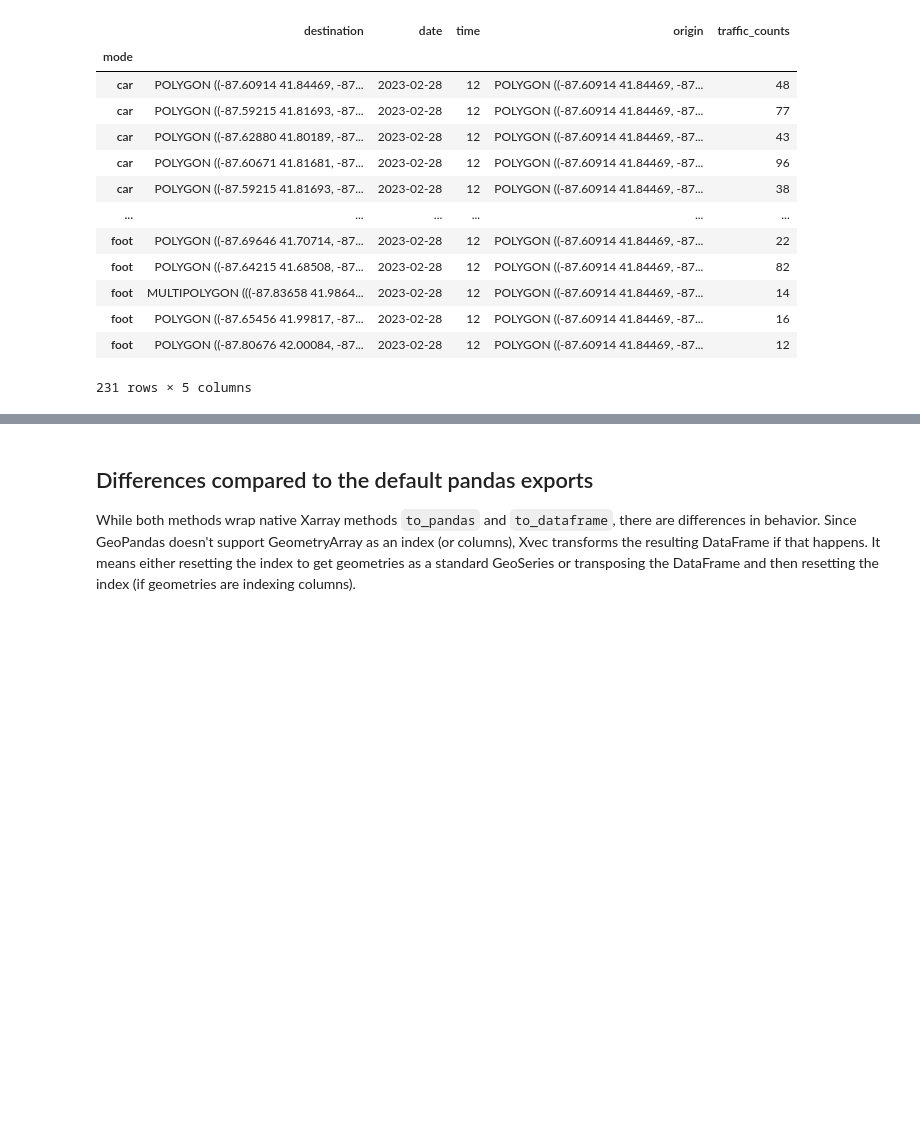
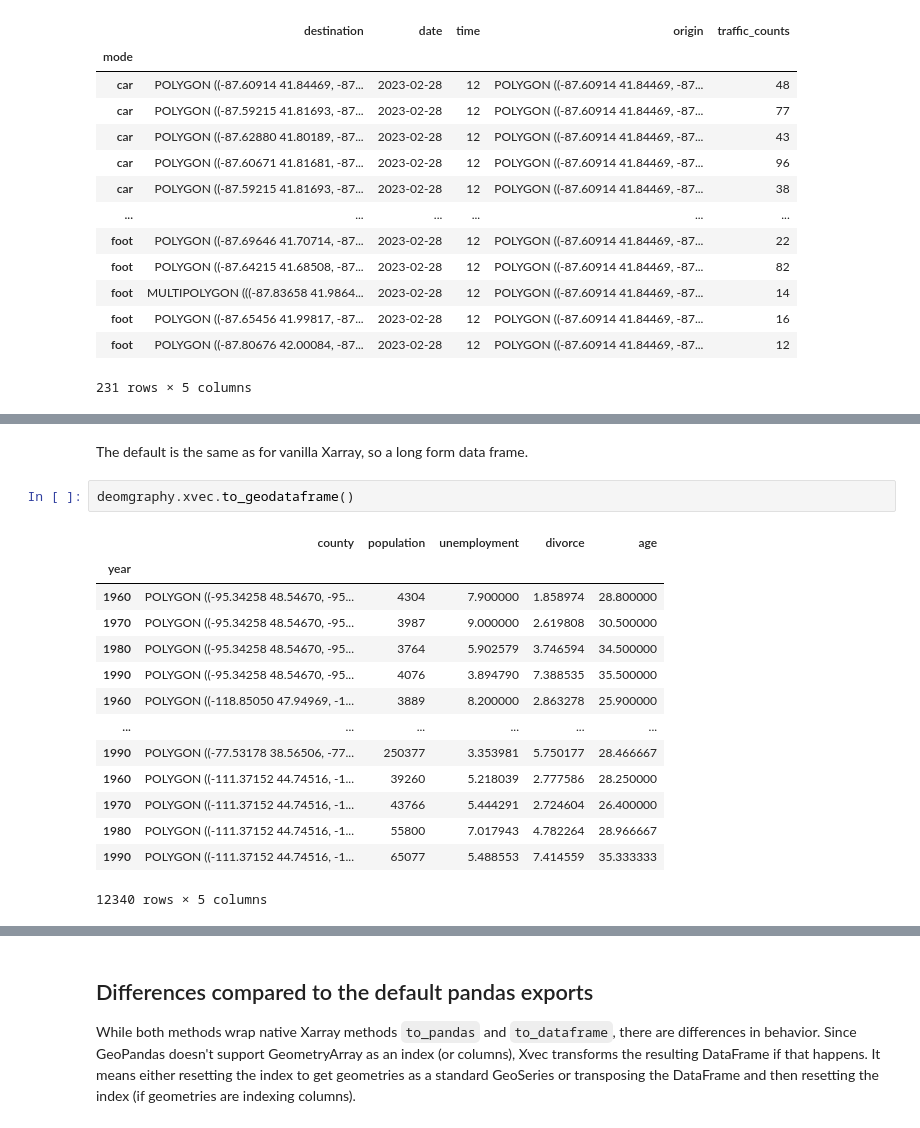
Before and after one commit to xarray-contrib/xvec, a Jupyter notebook: doc/source/geopandas.ipynb, the cells around one changed output, grey strips where cells are left out. Drawn from its saved outputs; the diff is of its cells as text; blank space fills up the shorter version.

```diff
--- a/doc/source/geopandas.ipynb
+++ b/doc/source/geopandas.ipynb
@@ -115,0 +146,19 @@ traffic_counts.sel(date="2023-02-28", time=12, origin=origin[0]).xvec.to_geodata
+# %% [markdown]
+The default is the same as for vanilla Xarray, so a long form data frame.
+# %%
+deomgraphy.xvec.to_geodataframe()
+# %% [output]
+|  | county | population | unemployment | divorce | age |
+| year |  |  |  |  |  |
+| 1960 | POLYGON ((-95.34258 48.54670, -95... | 4304 | 7.900000 | 1.858974 | 28.800000 |
+| 1970 | POLYGON ((-95.34258 48.54670, -95... | 3987 | 9.000000 | 2.619808 | 30.500000 |
+| 1980 | POLYGON ((-95.34258 48.54670, -95... | 3764 | 5.902579 | 3.746594 | 34.500000 |
+| 1990 | POLYGON ((-95.34258 48.54670, -95... | 4076 | 3.894790 | 7.388535 | 35.500000 |
+| 1960 | POLYGON ((-118.85050 47.94969, -1... | 3889 | 8.200000 | 2.863278 | 25.900000 |
+| ... | ... | ... | ... | ... | ... |
+| 1990 | POLYGON ((-77.53178 38.56506, -77... | 250377 | 3.353981 | 5.750177 | 28.466667 |
+| 1960 | POLYGON ((-111.37152 44.74516, -1... | 39260 | 5.218039 | 2.777586 | 28.250000 |
+| 1970 | POLYGON ((-111.37152 44.74516, -1... | 43766 | 5.444291 | 2.724604 | 26.400000 |
+| 1980 | POLYGON ((-111.37152 44.74516, -1... | 55800 | 7.017943 | 4.782264 | 28.966667 |
+| 1990 | POLYGON ((-111.37152 44.74516, -1... | 65077 | 5.488553 | 7.414559 | 35.333333 |
+12340 rows × 5 columns
```
Also changed, not shown: parts of 4 cells of this notebook, 4 other files.
